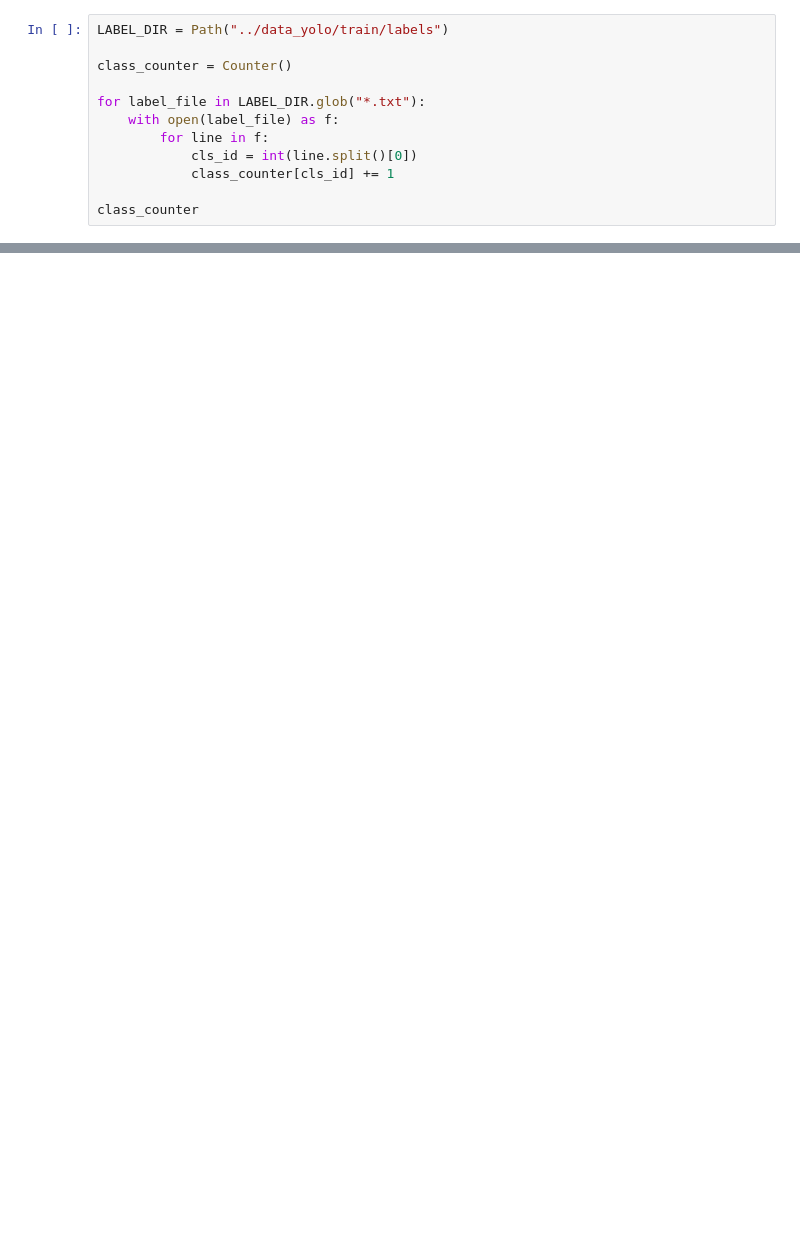
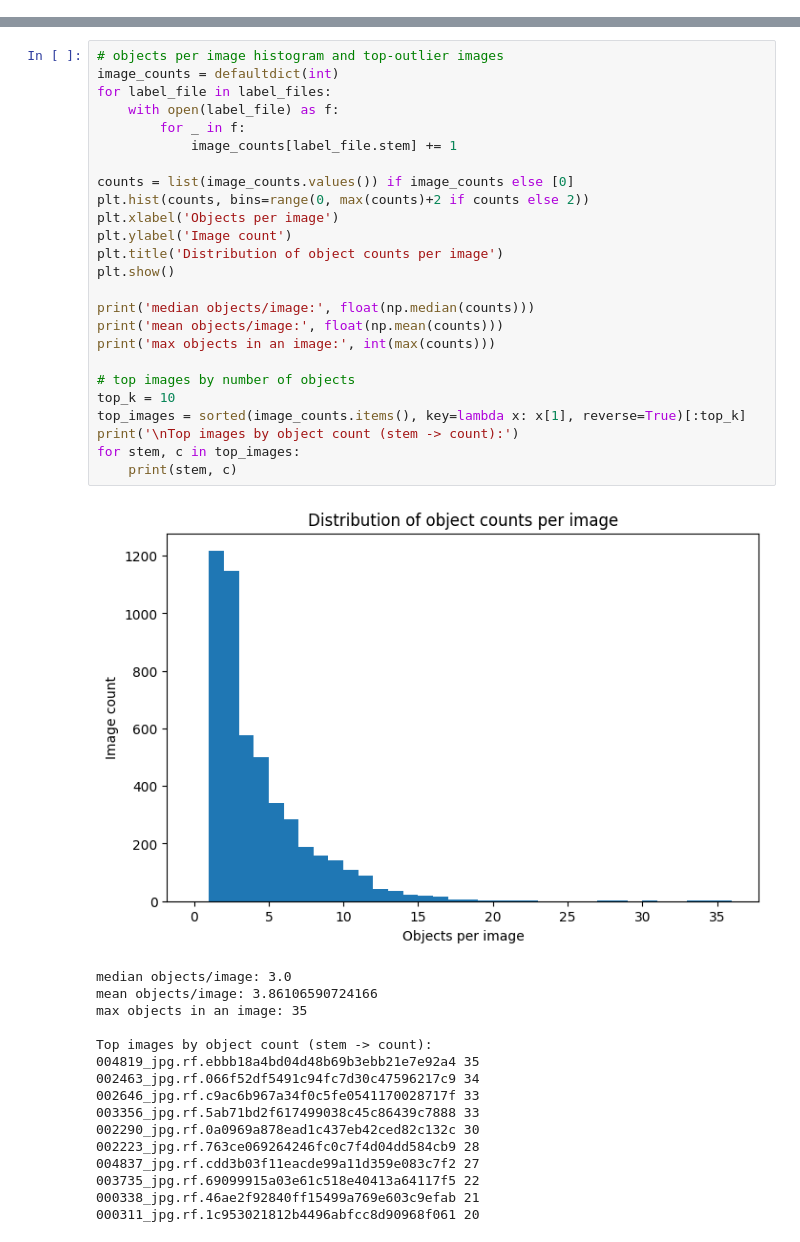
Before and after one commit to PiyushLekhak/robust-ppe-detection, a Jupyter notebook: notebooks/01_eda.ipynb, the cells around one changed output, grey strips where cells are left out. Saved outputs shown, nothing was run; the diff lists cells and outputs as text; blank space fills up the shorter version.

```diff
--- a/notebooks/01_eda.ipynb
+++ b/notebooks/01_eda.ipynb
@@ -42,12 +0,0 @@ Note:
-# %%
-LABEL_DIR = Path("../data_yolo/train/labels")
-
-class_counter = Counter()
-
-for label_file in LABEL_DIR.glob("*.txt"):
-    with open(label_file) as f:
-        for line in f:
-            cls_id = int(line.split()[0])
-            class_counter[cls_id] += 1
-
-class_counter
@@ -191,0 +96,42 @@ Image resolution: 500 x 333 (width x height)
+# %%
+# objects per image histogram and top-outlier images
+image_counts = defaultdict(int)
+for label_file in label_files:
+    with open(label_file) as f:
+        for _ in f:
+            image_counts[label_file.stem] += 1
+
+counts = list(image_counts.values()) if image_counts else [0]
+plt.hist(counts, bins=range(0, max(counts)+2 if counts else 2))
+plt.xlabel('Objects per image')
+plt.ylabel('Image count')
+plt.title('Distribution of object counts per image')
+plt.show()
+
+print('median objects/image:', float(np.median(counts)))
+print('mean objects/image:', float(np.mean(counts)))
+print('max objects in an image:', int(max(counts)))
+
+# top images by number of objects
+top_k = 10
+top_images = sorted(image_counts.items(), key=lambda x: x[1], reverse=True)[:top_k]
+print('\nTop images by object count (stem -> count):')
+for stem, c in top_images:
+    print(stem, c)
+# %% [output]
+[figure, added]
+median objects/image: 3.0
+mean objects/image: 3.86106590724166
+max objects in an image: 35
+
+Top images by object count (stem -> count):
+004819_jpg.rf.ebbb18a4bd04d48b69b3ebb21e7e92a4 35
+002463_jpg.rf.066f52df5491c94fc7d30c47596217c9 34
+002646_jpg.rf.c9ac6b967a34f0c5fe0541170028717f 33
+003356_jpg.rf.5ab71bd2f617499038c45c86439c7888 33
+002290_jpg.rf.0a0969a878ead1c437eb42ced82c132c 30
+002223_jpg.rf.763ce069264246fc0c7f4d04dd584cb9 28
+004837_jpg.rf.cdd3b03f11eacde99a11d359e083c7f2 27
+003735_jpg.rf.69099915a03e61c518e40413a64117f5 22
+000338_jpg.rf.46ae2f92840ff15499a769e603c9efab 21
+000311_jpg.rf.1c953021812b4496abfcc8d90968f061 20
```
Also changed, not shown: parts of 37 cells of this notebook.
